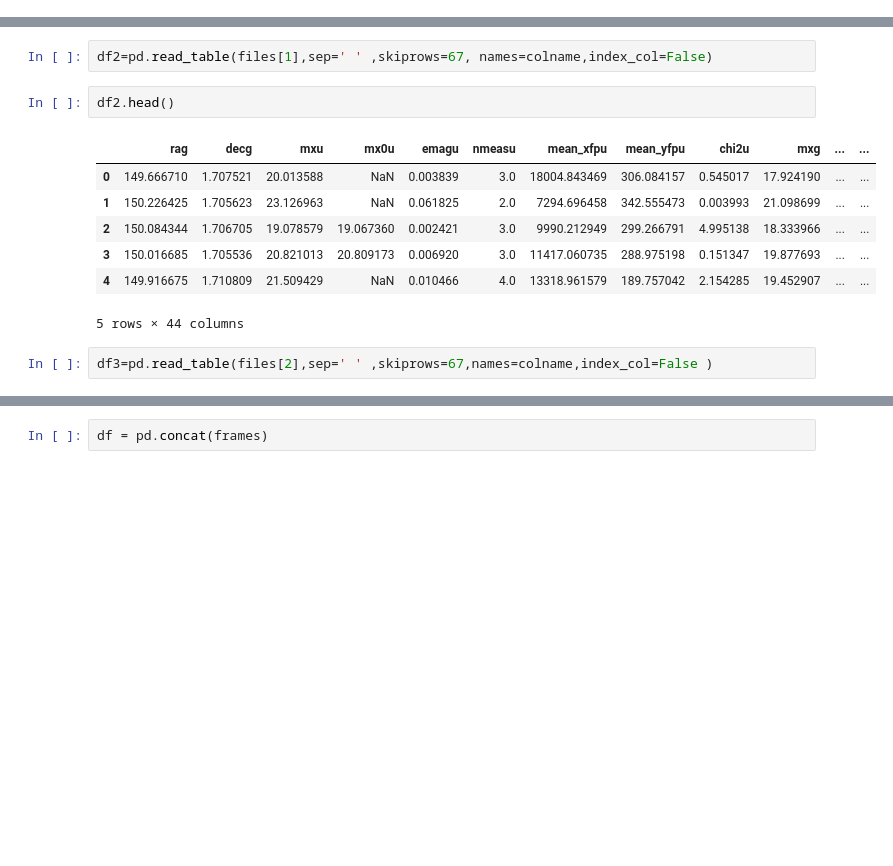
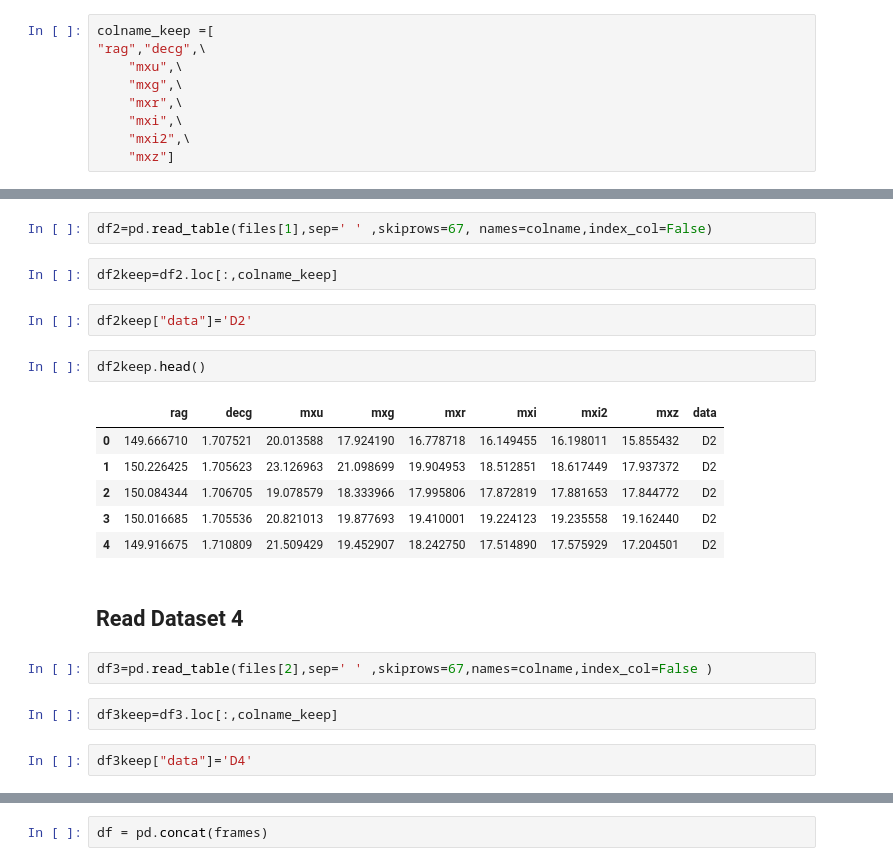
Before and after one commit to sylvielsstfr/PC5AtmStudies, a Jupyter notebook: SNLS/ReadSNLSCatalog.ipynb, the cells around one changed output, grey strips where cells are left out. Drawn from its saved outputs; the diff is of its cells as text; blank space fills up the shorter version.

```diff
--- a/SNLS/ReadSNLSCatalog.ipynb
+++ b/SNLS/ReadSNLSCatalog.ipynb
@@ -19,3 +20,12 @@ colname =[
     "mxi","mx0i","emagi","nmeasi","mean_xfpi","mean_yfpi","chi2i",\
     "mxi2","mx0i2","emagi2","nmeasi2","mean_xfpi2","mean_yfpi2","chi2i2",\
     "mxz","mx0z","emagz","nmeasz","mean_xfpz","mean_yfpz","chi2z"]
+# %%
+colname_keep =[
+"rag","decg",\
+    "mxu",\
+    "mxg",\
+    "mxr",\
+    "mxi",\
+    "mxi2",\
+    "mxz"]
@@ -34,15 +55,24 @@ df1.head()
 # %%
 df2=pd.read_table(files[1],sep=' ' ,skiprows=67, names=colname,index_col=False)
+# %%
+df2keep=df2.loc[:,colname_keep]
+# %%
+df2keep["data"]='D2'
 # %%
-df2.head()
+df2keep.head()
 # %% [output]
-|  | rag | decg | mxu | mx0u | emagu | nmeasu | mean_xfpu | mean_yfpu | chi2u | mxg | ... | ... |
-| 0 | 149.666710 | 1.707521 | 20.013588 | NaN | 0.003839 | 3.0 | 18004.843469 | 306.084157 | 0.545017 | 17.924190 | ... | ... |
-| 1 | 150.226425 | 1.705623 | 23.126963 | NaN | 0.061825 | 2.0 | 7294.696458 | 342.555473 | 0.003993 | 21.098699 | ... | ... |
-| 2 | 150.084344 | 1.706705 | 19.078579 | 19.067360 | 0.002421 | 3.0 | 9990.212949 | 299.266791 | 4.995138 | 18.333966 | ... | ... |
-| 3 | 150.016685 | 1.705536 | 20.821013 | 20.809173 | 0.006920 | 3.0 | 11417.060735 | 288.975198 | 0.151347 | 19.877693 | ... | ... |
-| 4 | 149.916675 | 1.710809 | 21.509429 | NaN | 0.010466 | 4.0 | 13318.961579 | 189.757042 | 2.154285 | 19.452907 | ... | ... |
+|  | rag | decg | mxu | mxg | mxr | mxi | mxi2 | mxz | data |
+| 0 | 149.666710 | 1.707521 | 20.013588 | 17.924190 | 16.778718 | 16.149455 | 16.198011 | 15.855432 | D2 |
+| 1 | 150.226425 | 1.705623 | 23.126963 | 21.098699 | 19.904953 | 18.512851 | 18.617449 | 17.937372 | D2 |
+| 2 | 150.084344 | 1.706705 | 19.078579 | 18.333966 | 17.995806 | 17.872819 | 17.881653 | 17.844772 | D2 |
+| 3 | 150.016685 | 1.705536 | 20.821013 | 19.877693 | 19.410001 | 19.224123 | 19.235558 | 19.162440 | D2 |
+| 4 | 149.916675 | 1.710809 | 21.509429 | 19.452907 | 18.242750 | 17.514890 | 17.575929 | 17.204501 | D2 |
-5 rows × 44 columns
+# %% [markdown]
+## Read Dataset 4
 # %%
 df3=pd.read_table(files[2],sep=' ' ,skiprows=67,names=colname,index_col=False )
+# %%
+df3keep=df3.loc[:,colname_keep]
+# %%
+df3keep["data"]='D4'
 # %%
```
Also changed, not shown: parts of 19 cells of this notebook, 1 other file.
